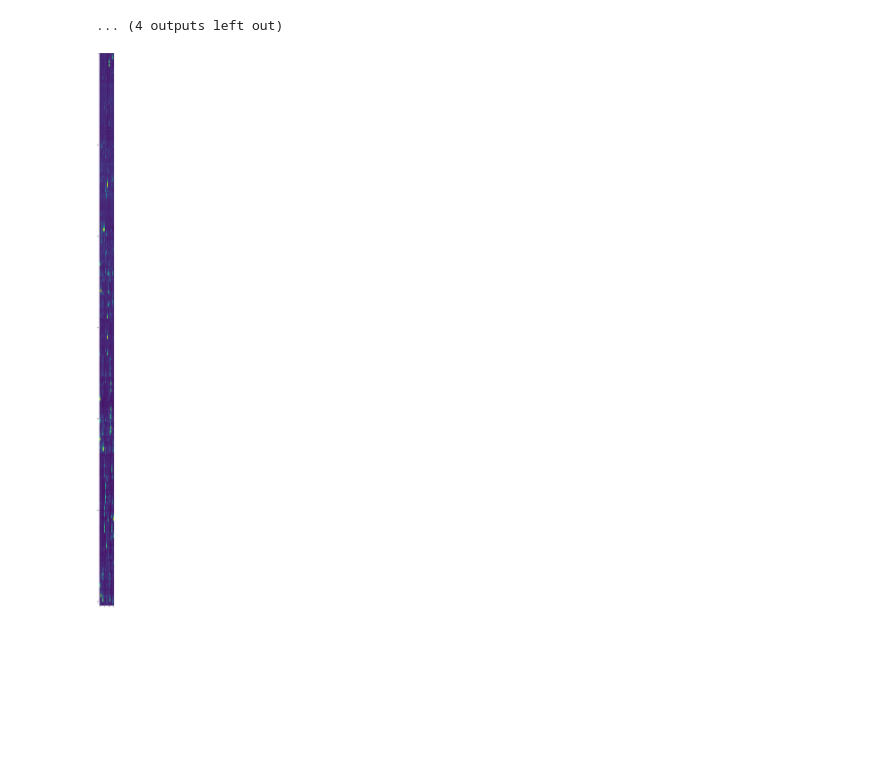
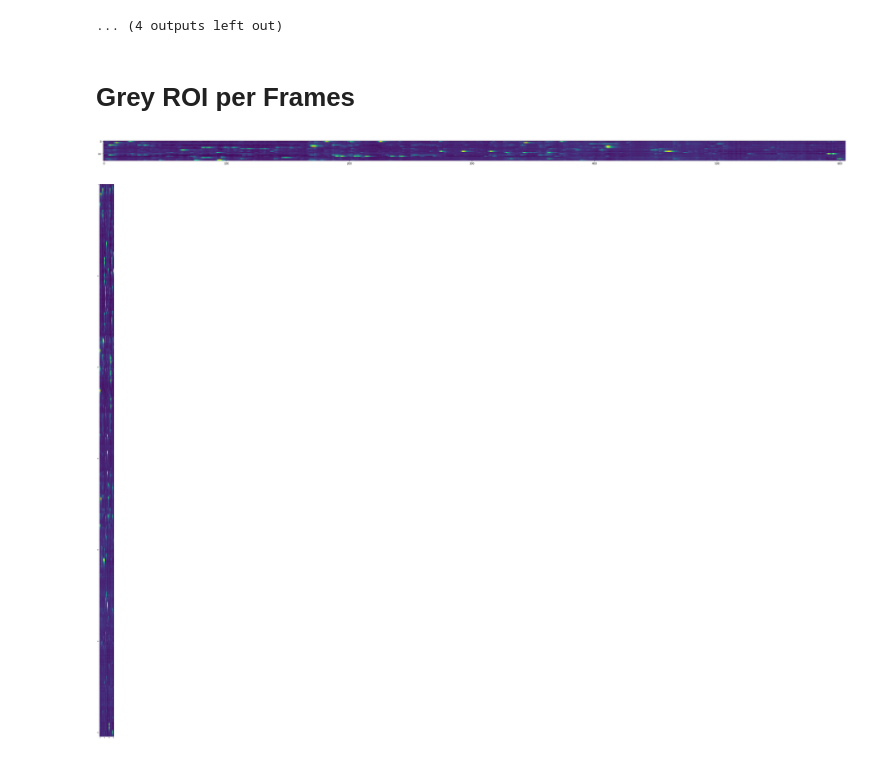
Before and after one commit to twpkevin06222/DE_Project, a Jupyter notebook: implementation_examples/Visualizing Dataset.ipynb, the cells around one changed output. Cells and saved outputs as stored; diff of their text form; code cells hidden in the pictures; blank space fills up the shorter version.

```diff
--- a/implementation_examples/Visualizing Dataset.ipynb
+++ b/implementation_examples/Visualizing Dataset.ipynb
@@ -62,14 +66,25 @@ for i in range(t1.shape[2]):
 [figure]
 [figure]
 ... (4 outputs left out)
+# %% [markdown]
+# Grey ROI per Frames
+# %%
+t3 = tmp_list[2]
+t3 = np.asarray(t3)
+t3 = t3.transpose()
+
+plt.figure(figsize=(50,20))
+plt.imshow(t3)
+plt.savefig('grey_ROI.eps', format='eps', dpi=300)
+# %% [output]
+[figure, added]
 # %%
-#shape (605, 16)
-t3 = tmp_list[2]
-t3 = np.asarray(t3)
-t3 = t3[::-1]
+#shape (605, 16) framesize x #ROI
+t4 = tmp_list[2]
+t4 = np.asarray(t4)
 
 plt.figure(figsize=(50,100))
-plt.imshow(t3)
+plt.imshow(t4)
 plt.show()
 # %% [output]
-[figure, old version]
+[figure, new version]
```
Also changed, not shown: parts of 8 cells of this notebook, 1 other file.
